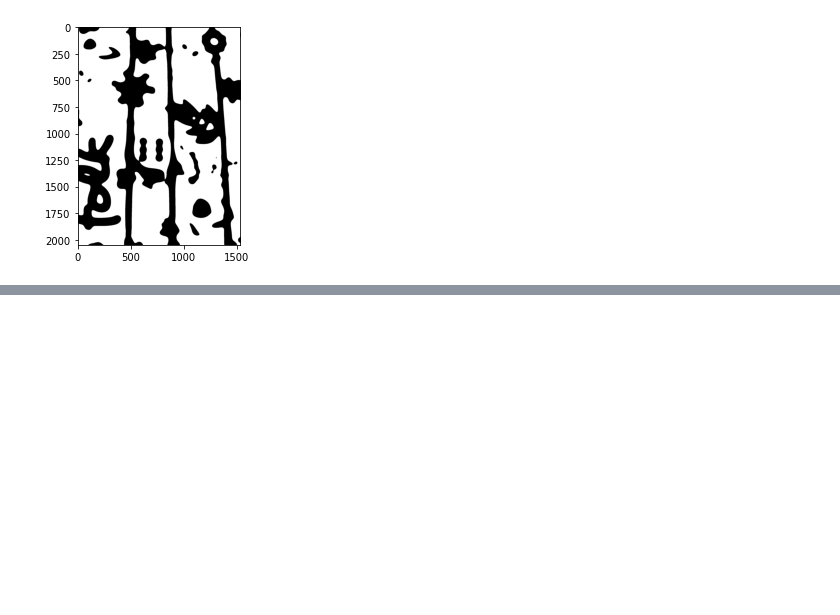
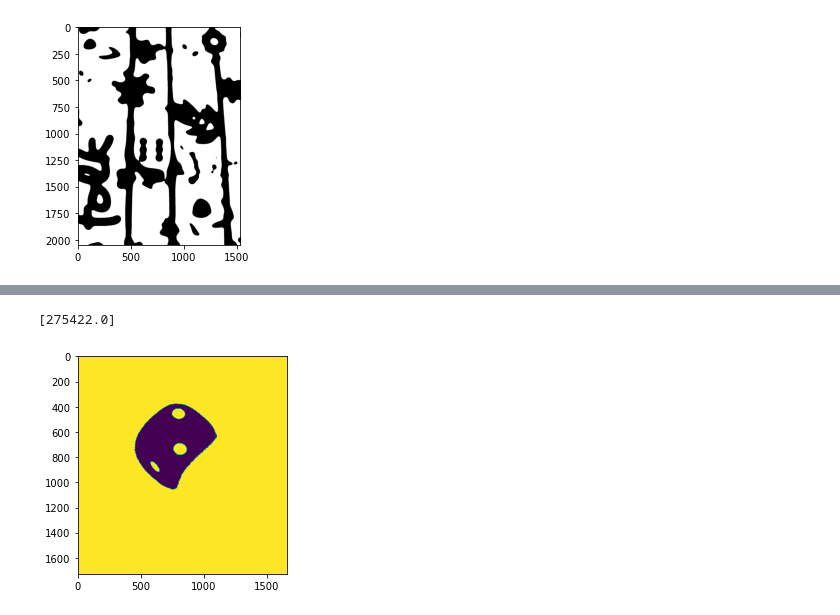
Before and after one commit to feliksczart/kck, a Jupyter notebook: Projekt/src/main.ipynb, the cells around one changed output, grey strips where cells are left out. Saved outputs shown, nothing was run; the diff lists cells and outputs as text; code cells hidden in the pictures; blank space fills up the shorter version.

```diff
--- a/Projekt/src/main.ipynb
+++ b/Projekt/src/main.ipynb
@@ -121,3 +135,66 @@ plt.imshow(cimg)
+# %%
+gray = cv.cvtColor(image, cv.COLOR_BGR2GRAY)
+blur = cv.medianBlur(gray, 5)
+sharpen_kernel = np.array([[-1,-1,-1], [-1,9,-1], [-1,-1,-1]])
+sharpen = cv.filter2D(blur, -1, sharpen_kernel)
+
+#thresh = cv.threshold(sharpen,170,255, cv.THRESH_BINARY_INV)[1] #latwe0-4
+thresh = cv.threshold(sharpen,100,255, cv.THRESH_BINARY_INV)[1] #latwe5
+#thresh = cv.threshold(sharpen,50,255, cv.THRESH_BINARY_INV)[1] #projekty...
+kernel = cv.getStructuringElement(cv.MORPH_RECT, (3,3))
+close = cv.morphologyEx(thresh, cv.MORPH_CLOSE, kernel, iterations=2)
+cnts = cv.findContours(close, cv.RETR_TREE, cv.CHAIN_APPROX_SIMPLE)
+cnts = cnts[0] if len(cnts) == 2 else cnts[1]
+min_area = 0
+max_area = 10000
+
+pola = []
+for c in cnts:
+    area = cv.contourArea(c)
+    pola.append(area)
+check = True
+#print(max(pola))
+if check:
+    index = pola.index(max(pola))
+    del cnts[index]
+    del pola[index]
+    biggest = max(pola)
+    image_number = 0
+#print(pola)
+pola2 = pola.copy()
+dlugosc = len(pola2)
+i = 0
+while(i < dlugosc):
+    if pola2[i] < max(pola2)//2:
+        del pola2[i]
+        del cnts[i]
+        dlugosc-=1
+    else:
+        i+=1
+
+print(pola2)
+#print(cnts)
+#print(pola)
+plt.imshow(close)
+for i, j in zip(cnts, pola2):
+    if j > biggest - 10000:
+        x,y,w,h = cv.boundingRect(i)
+        ROI = image[y:y+h, x:x+h]
+        cv.imwrite('ROI_{}.png'.format(image_number), ROI)
+        #cv.rectangle(image, (x, y), (x + w, y + h), (36,255,12), 2) #rysowanie gownokwadratow
+        image_number += 1
+
+#plt.imshow(image)
+#plt.imshow(close)
+#plt.imshow(close)
+#cv.imshow('sharpen', sharpen)
+#cv.imshow('close', close)
+#cv.imshow('thresh', thresh)
+#cv.imshow('image', image)
+#cv.waitKey()
+# %% [output]
+[275422.0]
+[figure, added]
 # %%
 def count_blobs(image):
     params = cv.SimpleBlobDetector_Params()
```
Also changed, not shown: parts of 5 cells of this notebook.
